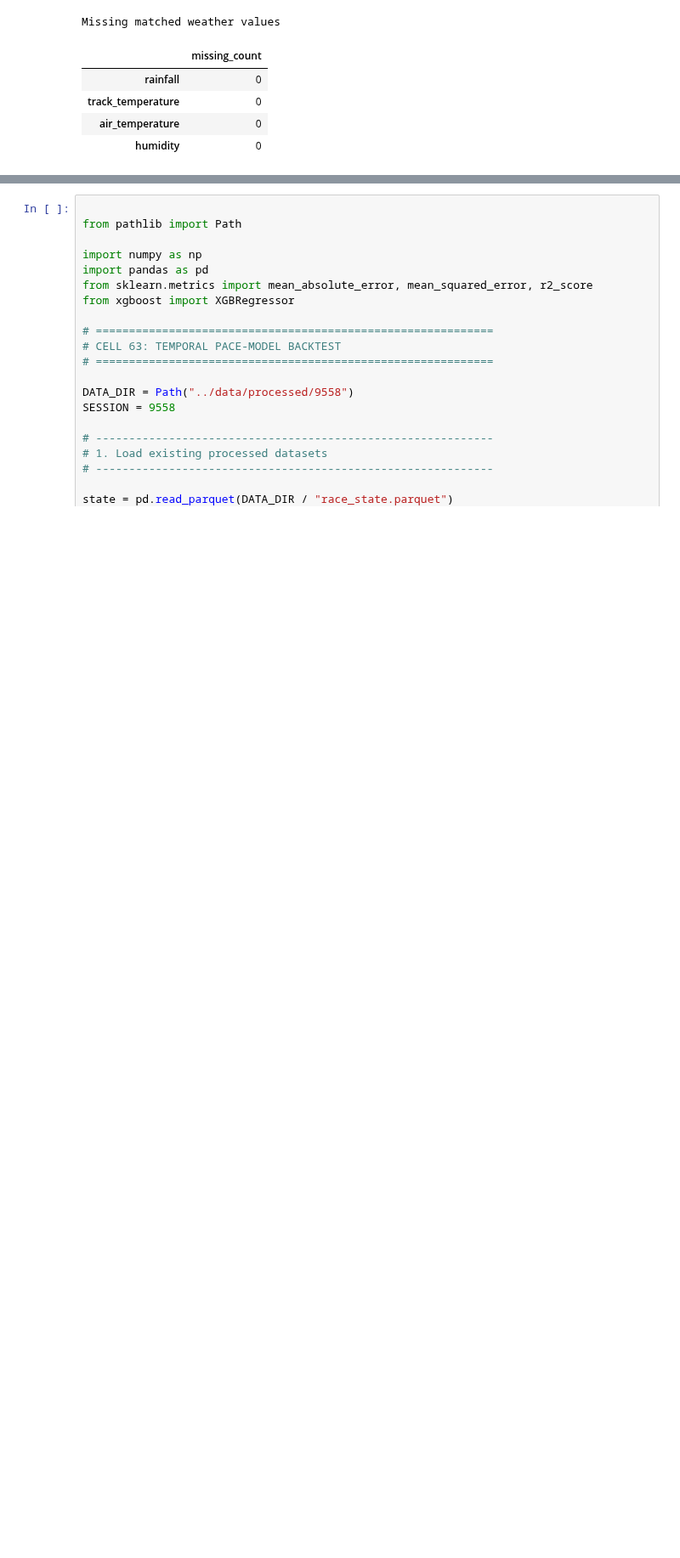
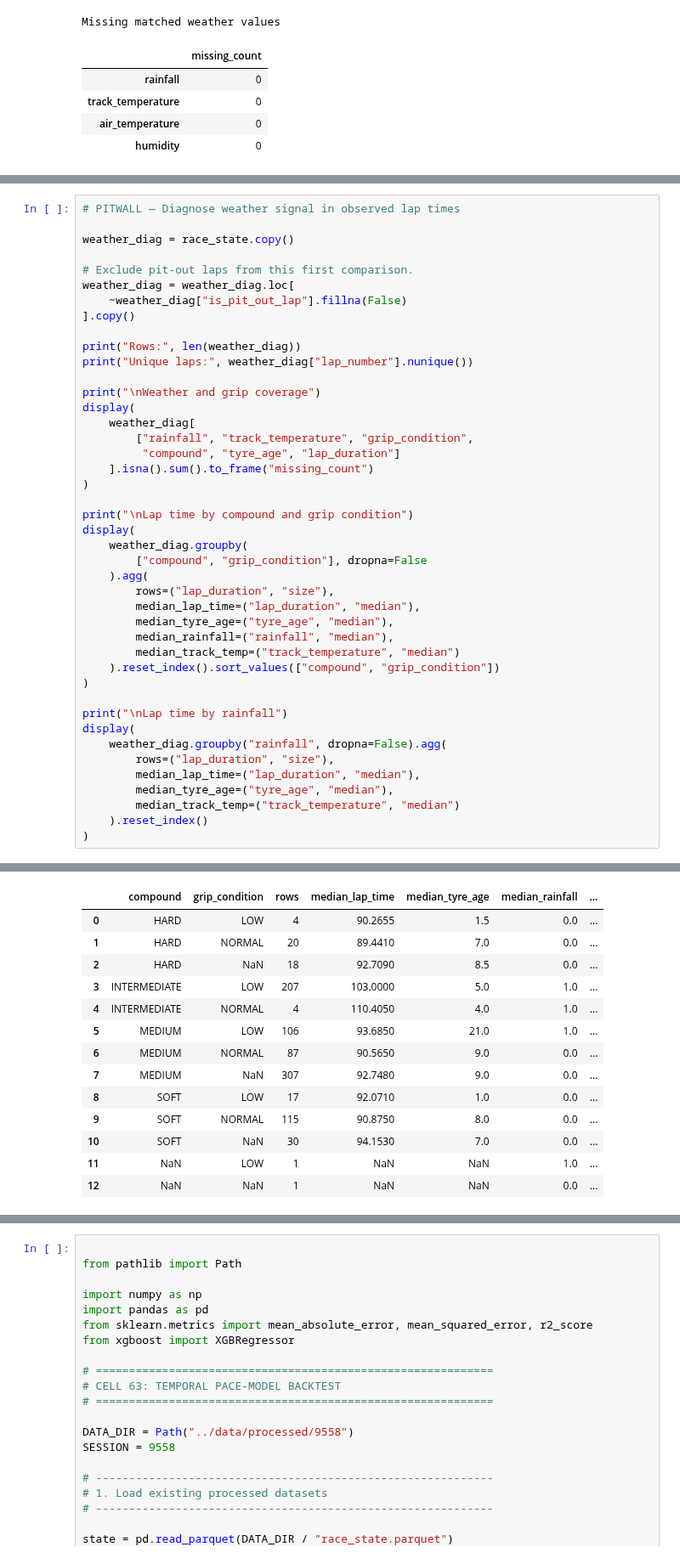
Before and after one commit to nihankale07-bot/pitwall, a Jupyter notebook: notebooks/08_strategy_simulator.ipynb, the cells around one changed output, grey strips where cells are left out. Shown at 85% size. Drawn from its saved outputs; the diff is of its cells as text; blank space fills up the shorter version.

```diff
--- a/notebooks/08_strategy_simulator.ipynb
+++ b/notebooks/08_strategy_simulator.ipynb
@@ -7208,0 +7261,44 @@ Missing matched weather values
+# %%
+# PITWALL — Diagnose weather signal in observed lap times
+
+weather_diag = race_state.copy()
+
+# Exclude pit-out laps from this first comparison.
+weather_diag = weather_diag.loc[
+    ~weather_diag["is_pit_out_lap"].fillna(False)
+].copy()
+
+print("Rows:", len(weather_diag))
+print("Unique laps:", weather_diag["lap_number"].nunique())
+
+print("\nWeather and grip coverage")
+display(
+    weather_diag[
+        ["rainfall", "track_temperature", "grip_condition",
+         "compound", "tyre_age", "lap_duration"]
+    ].isna().sum().to_frame("missing_count")
+)
+
+print("\nLap time by compound and grip condition")
+display(
+    weather_diag.groupby(
+        ["compound", "grip_condition"], dropna=False
+    ).agg(
+        rows=("lap_duration", "size"),
+        median_lap_time=("lap_duration", "median"),
+        median_tyre_age=("tyre_age", "median"),
+        median_rainfall=("rainfall", "median"),
+        median_track_temp=("track_temperature", "median")
+    ).reset_index().sort_values(["compound", "grip_condition"])
+)
+
+print("\nLap time by rainfall")
+display(
+    weather_diag.groupby("rainfall", dropna=False).agg(
+        rows=("lap_duration", "size"),
+        median_lap_time=("lap_duration", "median"),
+        median_tyre_age=("tyre_age", "median"),
+        median_track_temp=("track_temperature", "median")
+    ).reset_index()
+)
+# %% [output]
@@ -7208,0 +7317,14 @@ Missing matched weather values
+|  | compound | grip_condition | rows | median_lap_time | median_tyre_age | median_rainfall | ... |
+| 0 | HARD | LOW | 4 | 90.2655 | 1.5 | 0.0 | ... |
+| 1 | HARD | NORMAL | 20 | 89.4410 | 7.0 | 0.0 | ... |
+| 2 | HARD | NaN | 18 | 92.7090 | 8.5 | 0.0 | ... |
+| 3 | INTERMEDIATE | LOW | 207 | 103.0000 | 5.0 | 1.0 | ... |
+| 4 | INTERMEDIATE | NORMAL | 4 | 110.4050 | 4.0 | 1.0 | ... |
+| 5 | MEDIUM | LOW | 106 | 93.6850 | 21.0 | 1.0 | ... |
+| 6 | MEDIUM | NORMAL | 87 | 90.5650 | 9.0 | 0.0 | ... |
+| 7 | MEDIUM | NaN | 307 | 92.7480 | 9.0 | 0.0 | ... |
+| 8 | SOFT | LOW | 17 | 92.0710 | 1.0 | 0.0 | ... |
+| 9 | SOFT | NORMAL | 115 | 90.8750 | 8.0 | 0.0 | ... |
+| 10 | SOFT | NaN | 30 | 94.1530 | 7.0 | 0.0 | ... |
+| 11 | NaN | LOW | 1 | NaN | NaN | 1.0 | ... |
+| 12 | NaN | NaN | 1 | NaN | NaN | 0.0 | ... |
```
Also changed, not shown: parts of 9 cells of this notebook, 3 other files.
